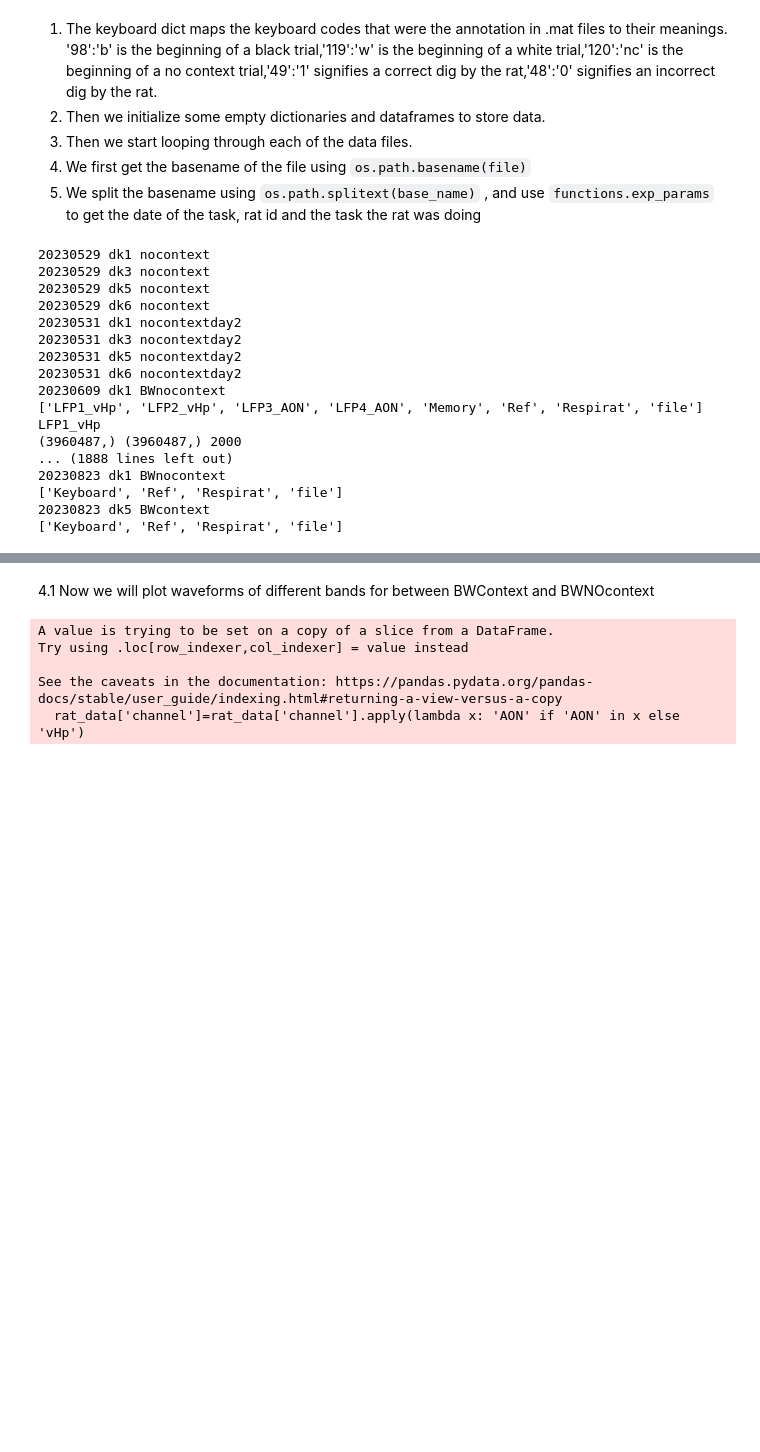
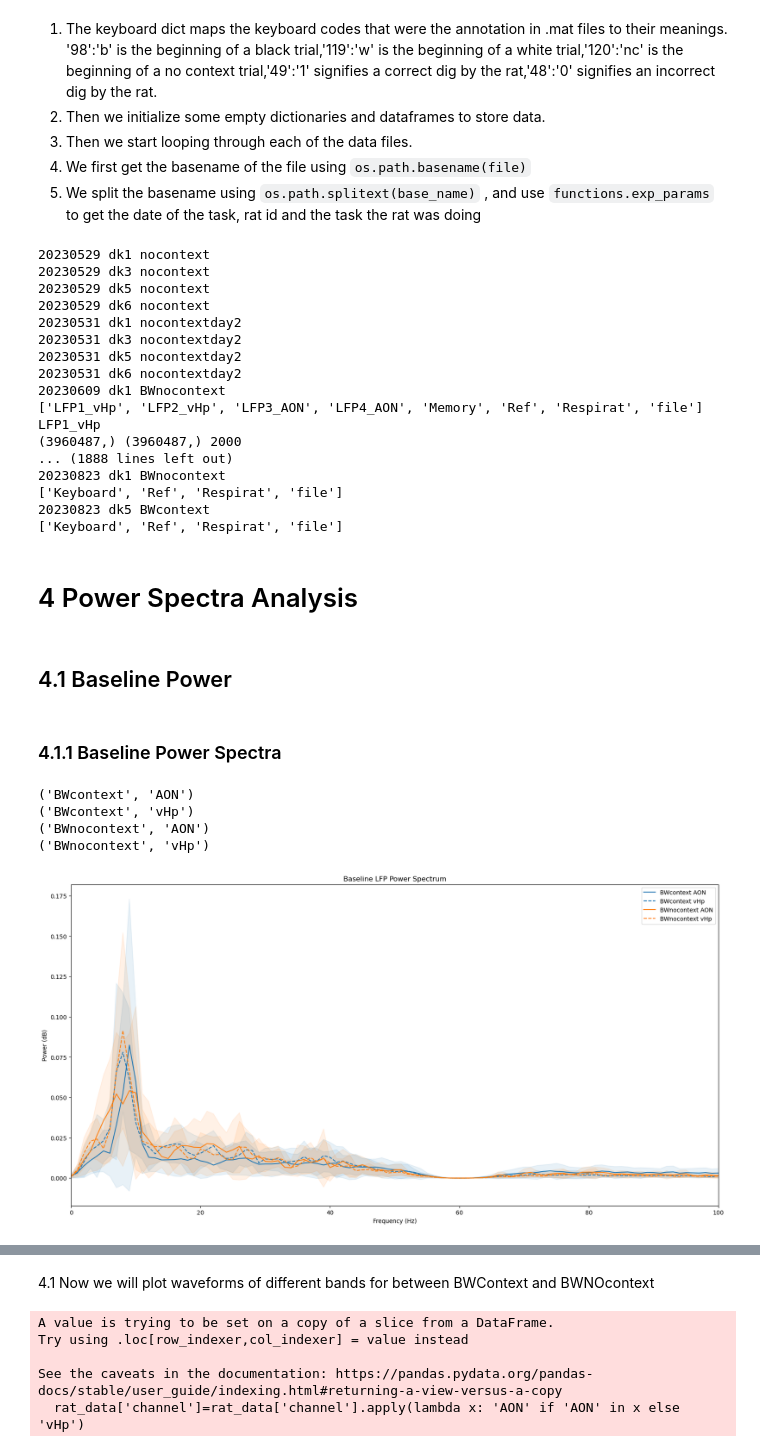
Before and after one commit to namanagrawal97/cpl_analysis_naman, a Jupyter notebook: 00_complete_analysis.ipynb, the cells around one changed output, grey strips where cells are left out. Drawn from its saved outputs; the diff is of its cells as text; code cells hidden in the pictures; blank space fills up the shorter version.

Commit message:
power analysis of baseline and around events generated

```diff
--- a/00_complete_analysis.ipynb
+++ b/00_complete_analysis.ipynb
@@ -111,7 +115,7 @@ for file in files: #Looping through data files
             data_before, time, baseline_mean, baseline_std=functions.baseline_data_normalization(notch_filtered_data, raw_time, first_event, sampling_rate)
             first_event_index=np.where(raw_time>first_event)[0][0]
 
-            baseline_row=[mouse_id,task,channel_id,[data_before], [functions.freq_band(data_before,12,30, sampling_rate)], [functions.freq_band(data_before,30,80, sampling_rate)], [functions.freq_band(data_before,4,12, sampling_rate)]]
+            baseline_row=[mouse_id,task,channel_id,np.array(data_before)]
             baseline_lfp_all.append(baseline_row)
             normalized_data=notch_filtered_data
 
@@ -160,7 +164,7 @@ for file in files: #Looping through data files
 compiled_data_all_epochs.extend(compiled_data_list)
 compiled_data_all_epochs = pd.DataFrame(compiled_data_all_epochs)
 compiled_data_all_epochs= compiled_data_all_epochs[compiled_data_all_epochs['task']!='nocontext']
-baseline_lfp_all = pd.DataFrame(baseline_lfp_all, columns=['rat', 'task', 'channel', 'data', 'beta', 'gamma', 'theta'])
+baseline_lfp_all = pd.DataFrame(baseline_lfp_all, columns=['rat', 'task', 'channel', 'data'])
 normalization_comparison_all = pd.DataFrame(normalization_comparison_all, columns=['rat', 'task', 'channel', 'non_normalized_data', 'baseline_mean', 'baseline_std', 'normalized_data'])
 # %% [output]
 20230529 dk1 nocontext
@@ -180,3 +184,49 @@ LFP1_vHp
 ['Keyboard', 'Ref', 'Respirat', 'file']
 20230823 dk5 BWcontext
 ['Keyboard', 'Ref', 'Respirat', 'file']
+# %% [markdown]
+# 4 Power Spectra Analysis
+# %% [markdown]
+## 4.1 Baseline Power
+# %% [markdown]
+### 4.1.1 Baseline Power Spectra
+# %%
+import plotting_styles
+
+importlib.reload(plotting_styles)
+
+linestyle = plotting_styles.linestyles
+colors = plotting_styles.colors
+
+df= baseline_lfp_all.__deepcopy__()
+df['channel']=df['channel'].apply(lambda x:'AON' if 'AON' in x else 'vHp')
+channel_experiment_group=df.groupby(['task','channel'])
+fig, ax = plt.subplots(figsize=(20, 10))
+mean_dict={}
+for channel, data in channel_experiment_group:
+    print(channel)
+    data_array=np.vstack(data['data'].to_numpy())
+    data_array_welch=scipy.signal.welch(data_array, fs=2000, nperseg=2000)
+    data_array_welch_mean=np.mean(data_array_welch[1],axis=0)
+    data_array_welch_std=np.std(data_array_welch[1],axis=0)
+    mean_dict[channel[0] + '_' + channel[1] + '_mean'] = data_array_welch_mean
+    mean_dict[channel[0] + '_' + channel[1] + '_std'] = data_array_welch_std
+    ax.plot(data_array_welch[0],data_array_welch_mean, linestyle=linestyle[channel[1]], color=colors[channel[0]], label=f'{channel[0]} {channel[1]}')
+    ax.fill_between(data_array_welch[0],data_array_welch_mean-data_array_welch_std,data_array_welch_mean+data_array_welch_std, alpha=0.1, color=colors[channel[0]])
+    ax.set_xlim(0,100)
+    ax.legend()
+    ax.set_title('Baseline LFP Power Spectrum')
+    ax.set_xlabel('Frequency (Hz)')
+    ax.set_ylabel('Power (dB)')
+#    ax.set_yscale('log')
+mean_dict['frequency']=data_array_welch[0]
+mean_df=pd.DataFrame(mean_dict)
+mean_df.to_csv(savepath+'baseline_lfp_power_spectrum.csv')
+plt.savefig(savepath+'baseline_lfp_power_spectrum.png')
+plt.show()
+# %% [output]
+('BWcontext', 'AON')
+('BWcontext', 'vHp')
+('BWnocontext', 'AON')
+('BWnocontext', 'vHp')
+[figure, added]
```
Also changed, not shown: parts of 11 cells of this notebook, 2 other files.
